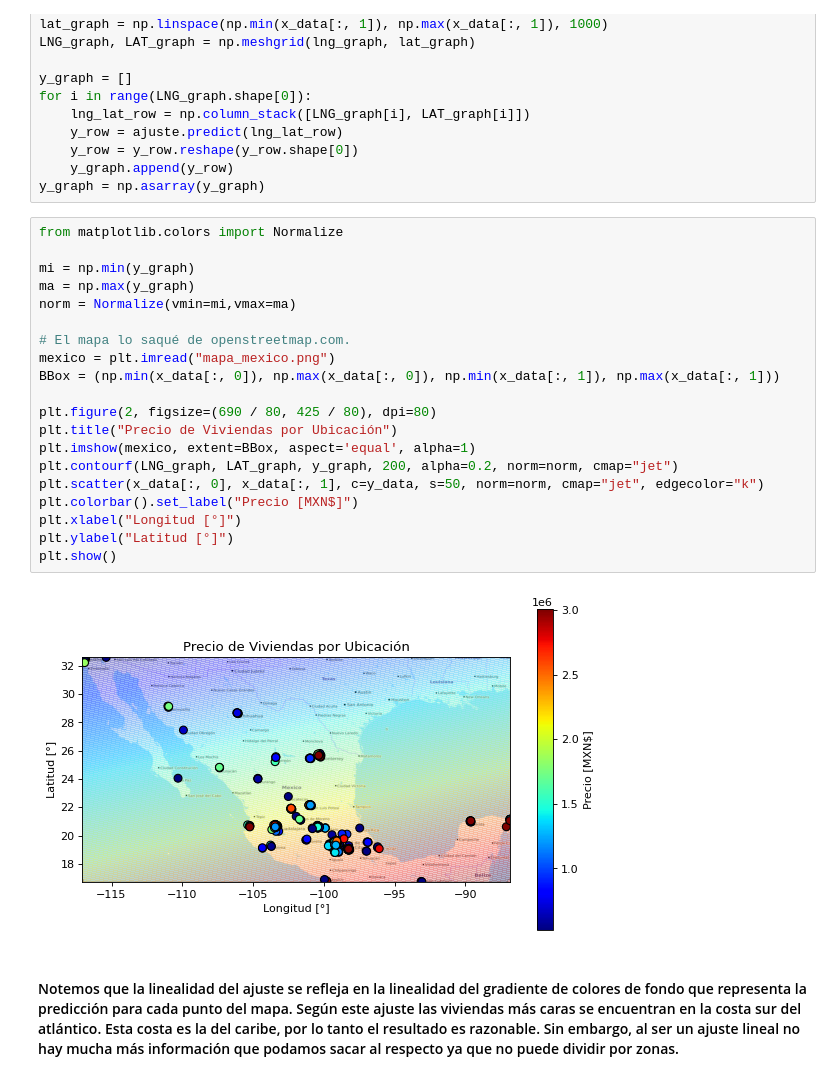
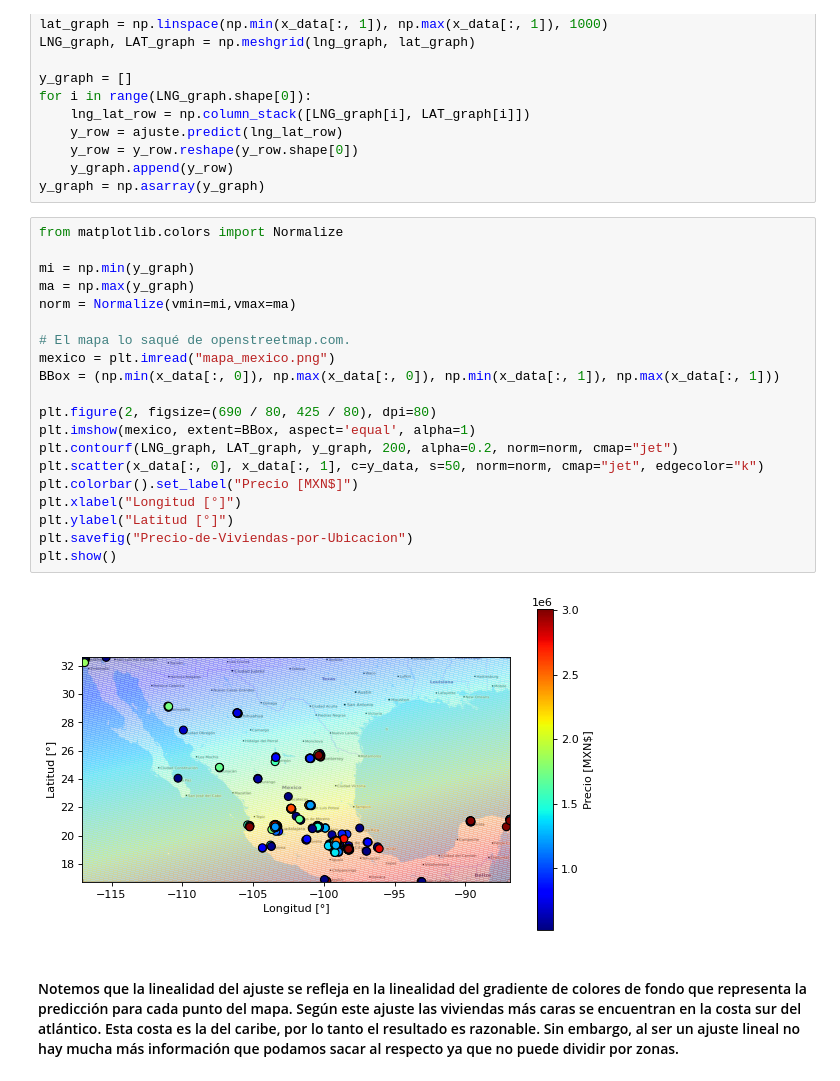
Before and after one commit to fyulita/metodos-tp3, a Jupyter notebook: notebooks/Notebook.ipynb, the cells around one changed output. Cells and saved outputs as stored; diff of their text form.

```diff
--- a/notebooks/Notebook.ipynb
+++ b/notebooks/Notebook.ipynb
@@ -319,25 +343,25 @@ y_graph = np.asarray(y_graph)
 # %%
 from matplotlib.colors import Normalize
 
 mi = np.min(y_graph)
 ma = np.max(y_graph)
 norm = Normalize(vmin=mi,vmax=ma)
 
 # El mapa lo saqué de openstreetmap.com.
 mexico = plt.imread("mapa_mexico.png")
 BBox = (np.min(x_data[:, 0]), np.max(x_data[:, 0]), np.min(x_data[:, 1]), np.max(x_data[:, 1]))
 
 plt.figure(2, figsize=(690 / 80, 425 / 80), dpi=80)
-plt.title("Precio de Viviendas por Ubicación")
 plt.imshow(mexico, extent=BBox, aspect='equal', alpha=1)
 plt.contourf(LNG_graph, LAT_graph, y_graph, 200, alpha=0.2, norm=norm, cmap="jet")
 plt.scatter(x_data[:, 0], x_data[:, 1], c=y_data, s=50, norm=norm, cmap="jet", edgecolor="k")
 plt.colorbar().set_label("Precio [MXN$]")
 plt.xlabel("Longitud [°]")
 plt.ylabel("Latitud [°]")
+plt.savefig("Precio-de-Viviendas-por-Ubicacion")
 plt.show()
 # %% [output]
-[figure, old version]
+[figure, new version]
 # %% [markdown]
 #### Notemos que la linealidad del ajuste se refleja en la linealidad del gradiente de colores de fondo que representa la predicción para cada punto del mapa. Según este ajuste las viviendas más caras se encuentran en la costa sur del atlántico. Esta costa es la del caribe, por lo tanto el resultado es razonable. Sin embargo, al ser un ajuste lineal no hay mucha más información que podamos sacar al respecto ya que no puede dividir por zonas.
 # %% [markdown]
```
Also changed, not shown: parts of 19 cells of this notebook, 17 other files.
